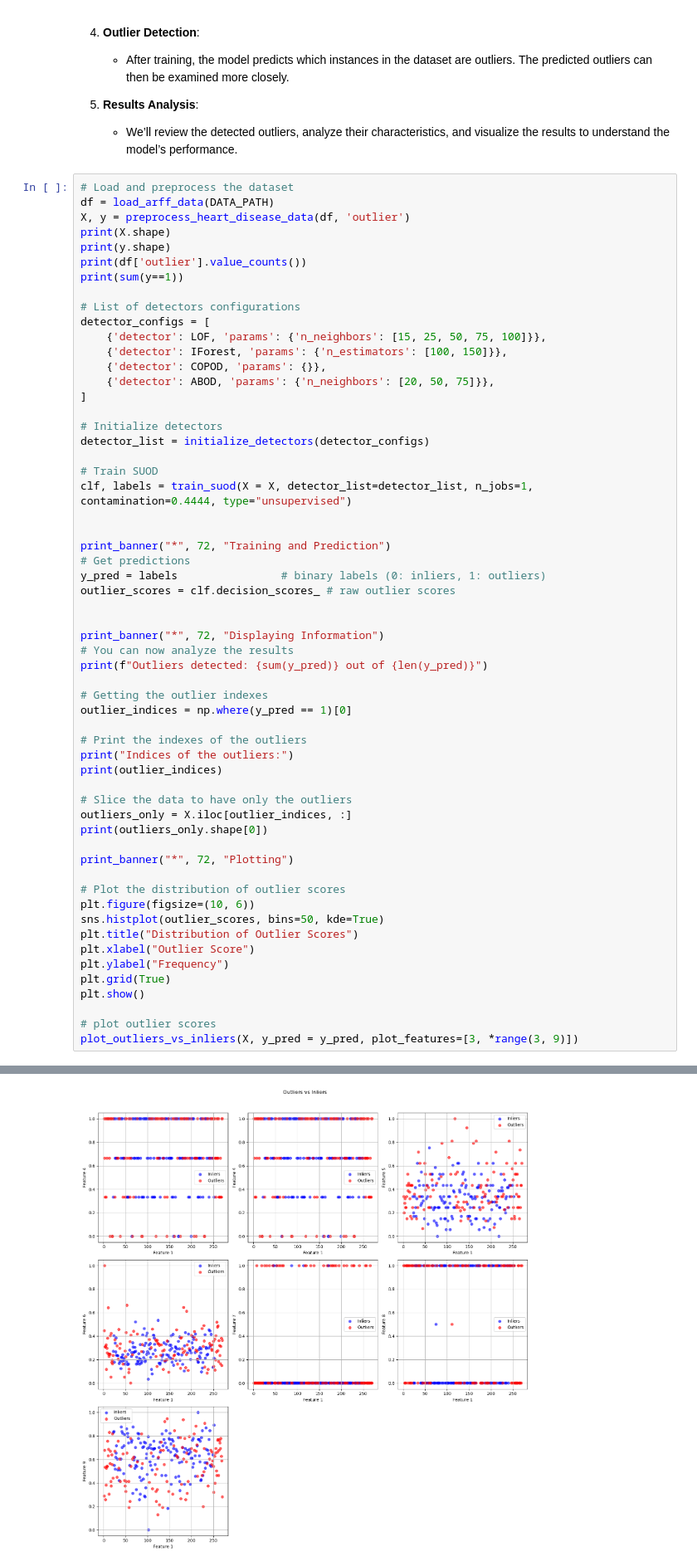
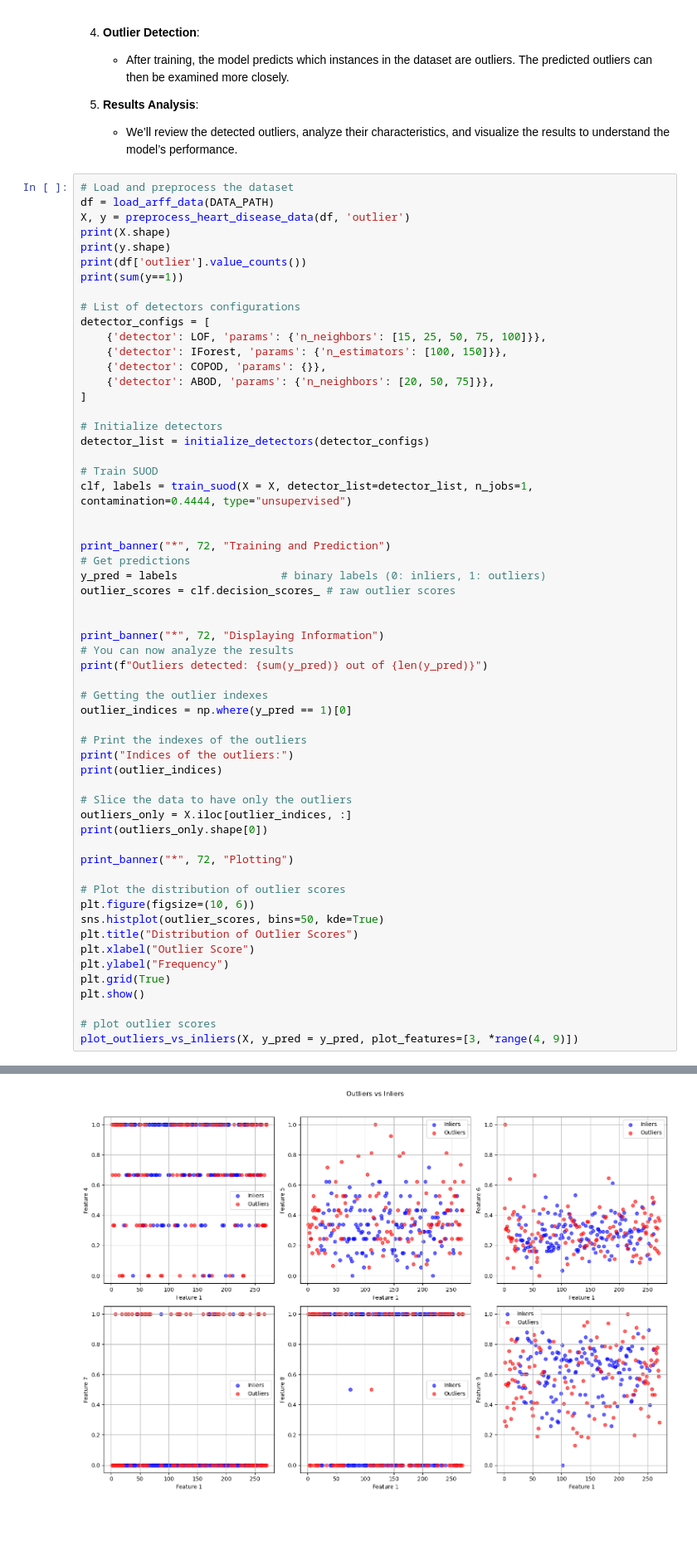
Before and after one commit to dr-saad-la/Anomaly-Detection-Resources, a Jupyter notebook: Python/notebooks/05-SUOD-system.ipynb, the cells around one changed output, grey strips where cells are left out. Shown at 83% size. Drawn from its saved outputs; the diff is of its cells as text; blank space fills up the shorter version.

```diff
--- a/Python/notebooks/05-SUOD-system.ipynb
+++ b/Python/notebooks/05-SUOD-system.ipynb
@@ -693,7 +693,7 @@ plt.grid(True)
 plt.show()
 
 # plot outlier scores
-plot_outliers_vs_inliers(X, y_pred = y_pred, plot_features=[3, *range(3, 9)])
+plot_outliers_vs_inliers(X, y_pred = y_pred, plot_features=[3, *range(4, 9)])
 # %% [output]
 (270, 14)
 (270,)
@@ -716 +716 @@ RandomForestRegressor()
-[figure, old version]
+[figure, new version]
```
Also changed, not shown: parts of 1 cell of this notebook.
